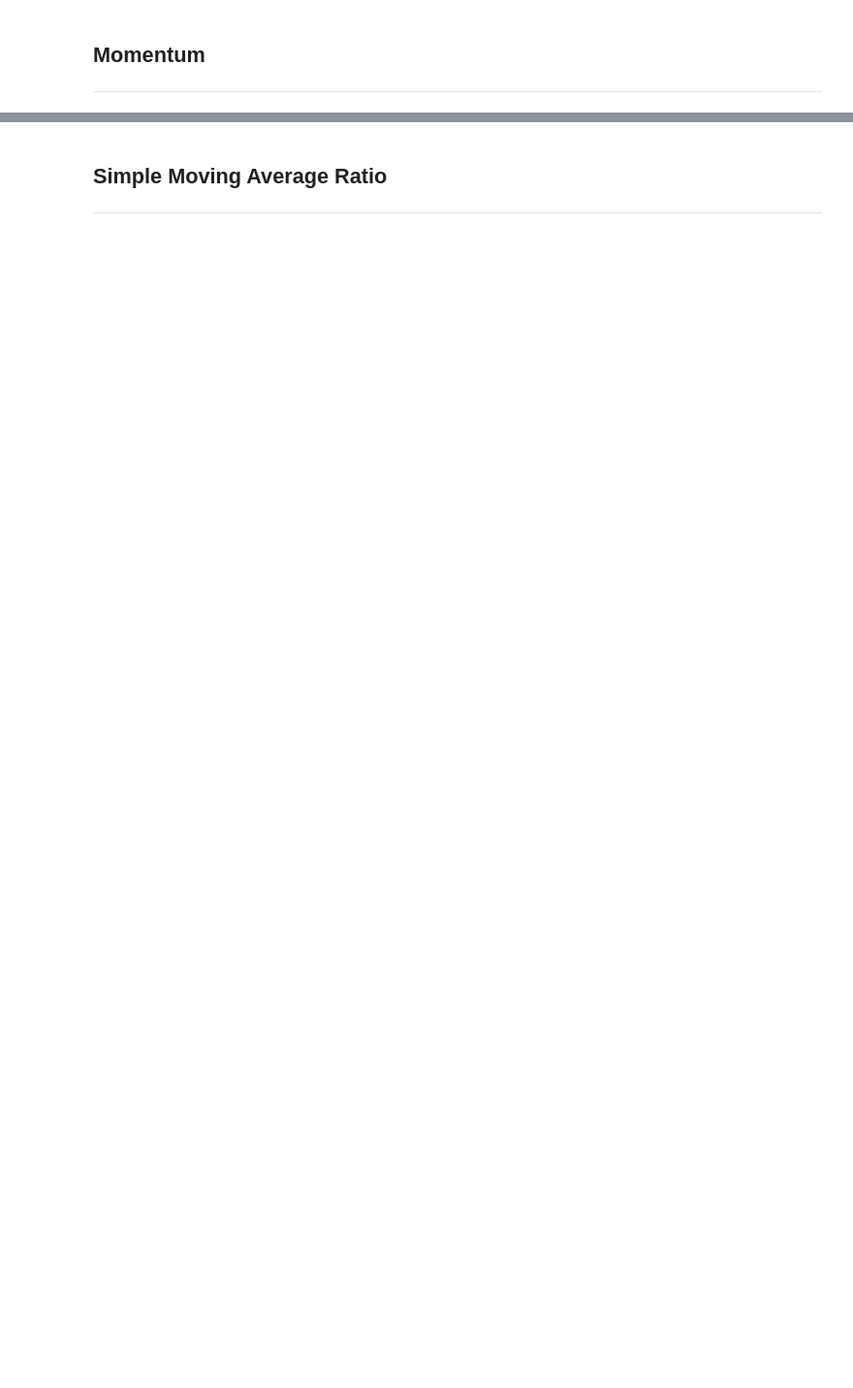
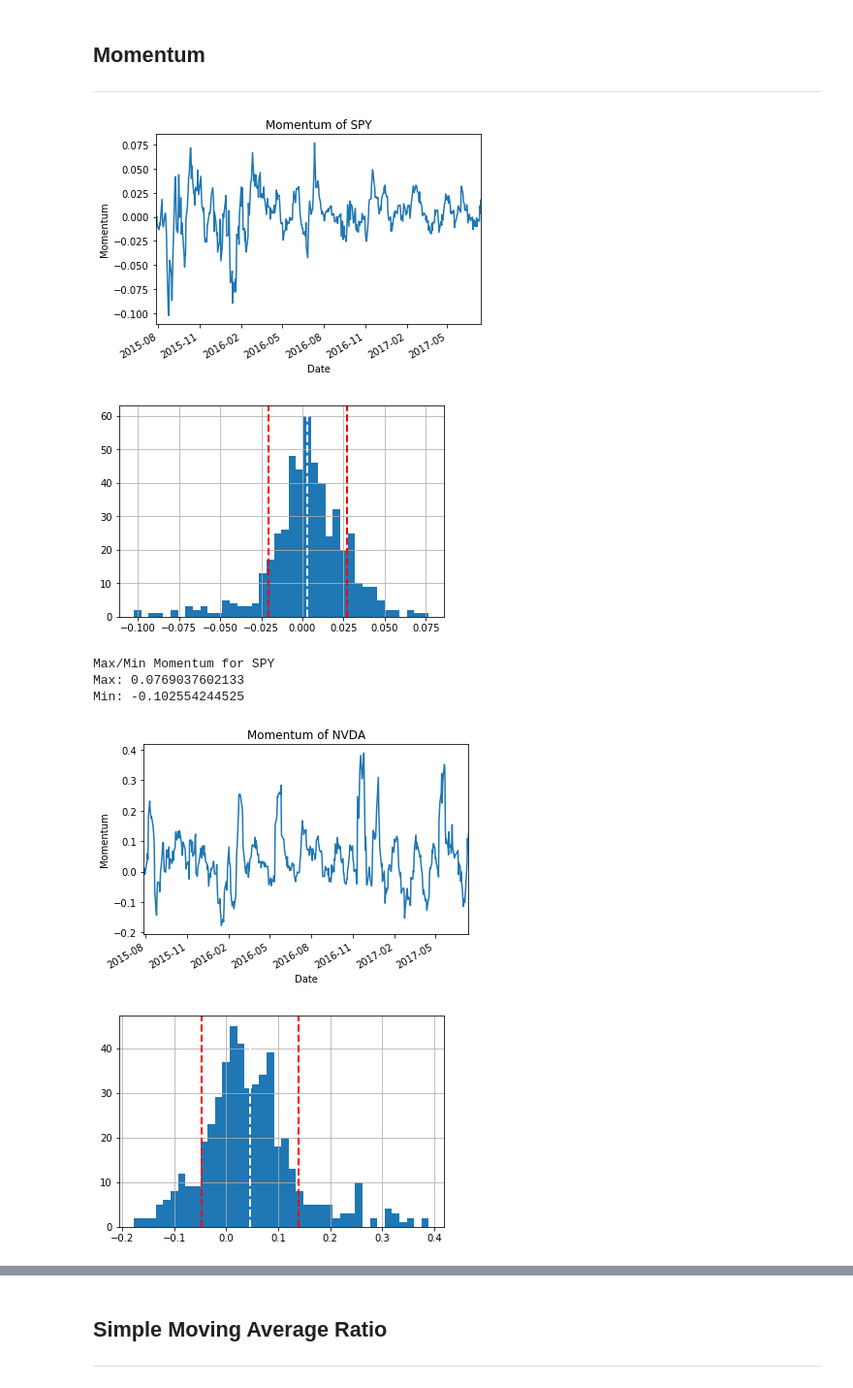
Before and after one commit to mbozelka/Machine-Learning-Capstone, a Jupyter notebook: data-exploration/Data Exploration.ipynb, the cells around one changed output, grey strips where cells are left out. Shown at 97% size. Drawn from its saved outputs; the diff is of its cells as text; code cells hidden in the pictures; blank space fills up the shorter version.

```diff
--- a/data-exploration/Data Exploration.ipynb
+++ b/data-exploration/Data Exploration.ipynb
@@ -210,11 +347,20 @@ plot_hist_multi(daily_returns, bins=15)
 ## Momentum
 ---
 # %%
-momentum = get_momentum(df_explore[ticker], window=metrics_window)
+for symbol in tickers:
+    momentum = get_momentum(df_explore[symbol], window=metrics_window)
+    plot_data(momentum, title='Momentum of ' + symbol, xlabel='Date', ylabel='Momentum')
+    plot_hist_with_stats(momentum, bins=40)
 
-plot_data(momentum, title='Momentum of ' + ticker, xlabel='Date', ylabel='Momentum')
-plot_hist_with_stats(momentum, bins=40, title=ticker)
-
-print 'Max/Min Momentum for ' + ticker
-print 'Max:', momentum.max()
-print 'Min:', momentum.min()
+    print 'Max/Min Momentum for ' + symbol
+    print 'Max:', momentum.max()
+    print 'Min:', momentum.min()
+    print '\n\n'
+# %% [output]
+[figure, added]
+[figure, added]
+Max/Min Momentum for SPY
+Max: 0.0769037602133
+Min: -0.102554244525
+[figure, added]
+[figure, added]
```
Also changed, not shown: parts of 34 cells of this notebook, 2 other files.
